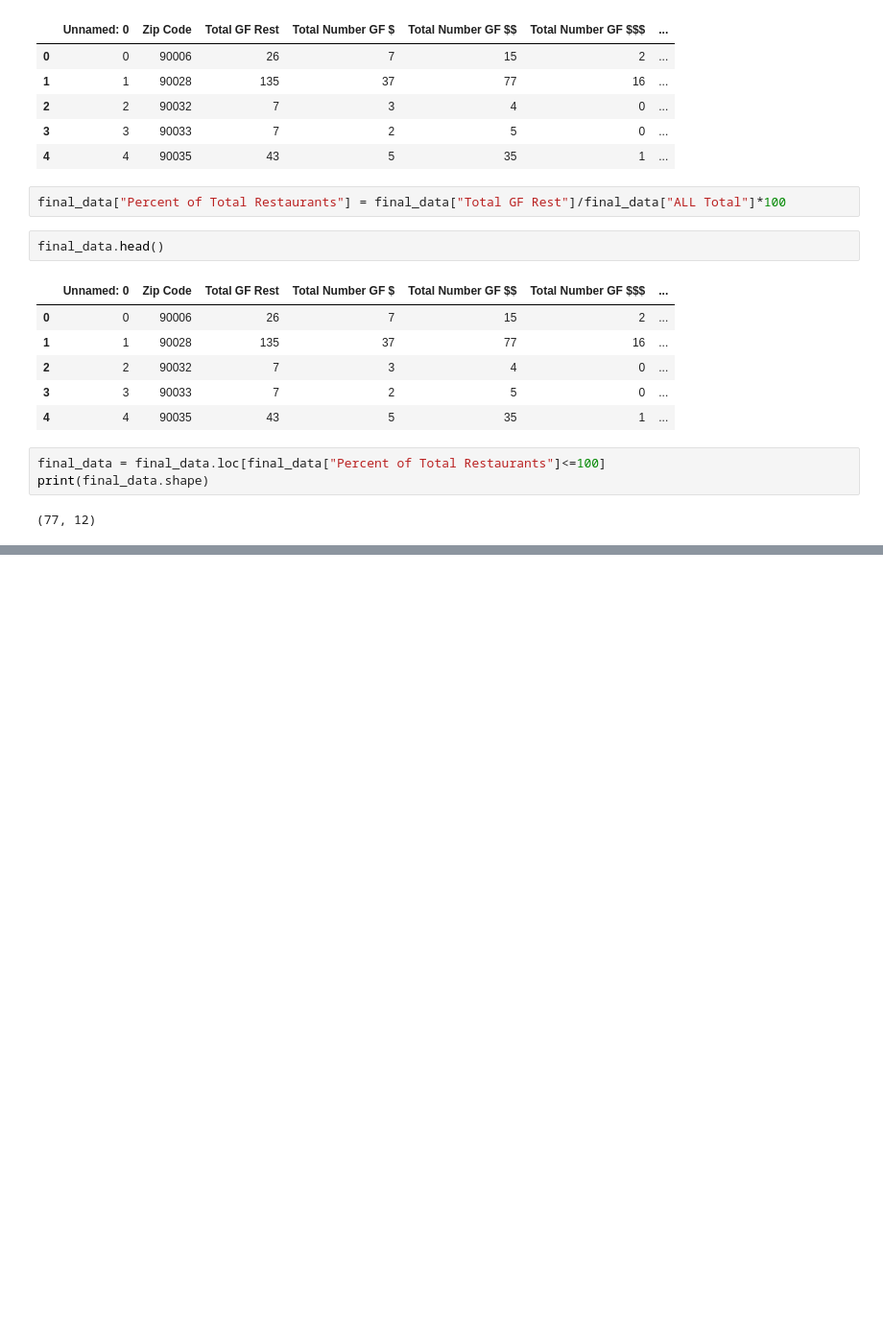
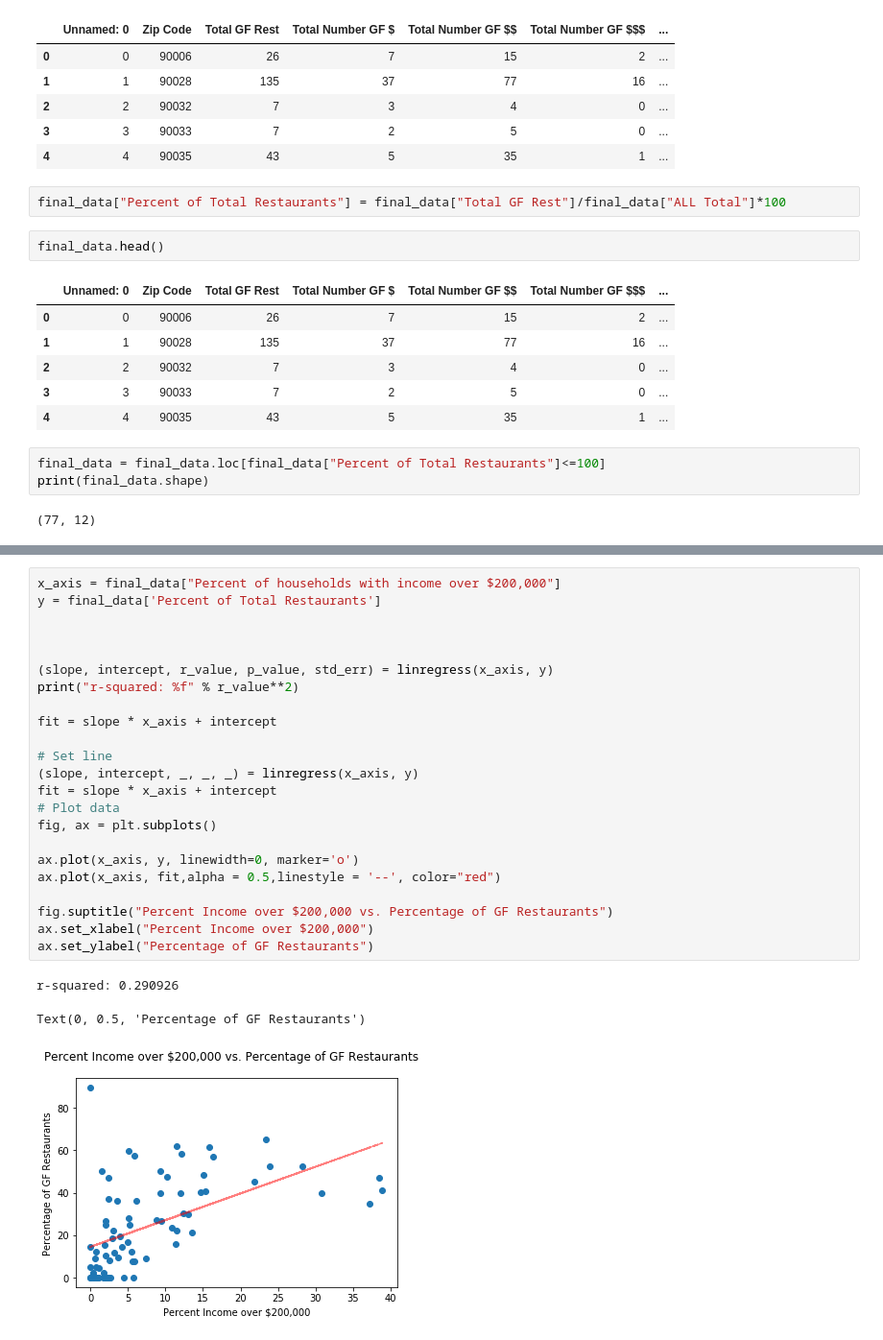
Before and after one commit to connie-hu/DataViz_Project, a Jupyter notebook: riley/IncomeGraphs.ipynb, the cells around one changed output, grey strips where cells are left out. Shown at 96% size. Drawn from its saved outputs; the diff is of its cells as text; blank space fills up the shorter version.

```diff
--- a/riley/MedianIncomeGraph.ipynb
+++ b/riley/IncomeGraphs.ipynb
@@ -58,3 +58,30 @@ ax.set_ylabel("Percentage of GF Restaurants")
 r-squared: 0.337598
 Text(0, 0.5, 'Percentage of GF Restaurants')
 [figure]
+# %%
+x_axis = final_data["Percent of households with income over $200,000"]
+y = final_data['Percent of Total Restaurants']
+
+
+
+(slope, intercept, r_value, p_value, std_err) = linregress(x_axis, y)
+print("r-squared: %f" % r_value**2)
+
+fit = slope * x_axis + intercept
+
+# Set line
+(slope, intercept, _, _, _) = linregress(x_axis, y)
+fit = slope * x_axis + intercept
+# Plot data
+fig, ax = plt.subplots()
+
+ax.plot(x_axis, y, linewidth=0, marker='o')
+ax.plot(x_axis, fit,alpha = 0.5,linestyle = '--', color="red")
+
+fig.suptitle("Percent Income over $200,000 vs. Percentage of GF Restaurants")
+ax.set_xlabel("Percent Income over $200,000")
+ax.set_ylabel("Percentage of GF Restaurants")
+# %% [output]
+r-squared: 0.290926
+Text(0, 0.5, 'Percentage of GF Restaurants')
+[figure, added]
```
Also changed, not shown: parts of 1 cell of this notebook, 1 other file.
